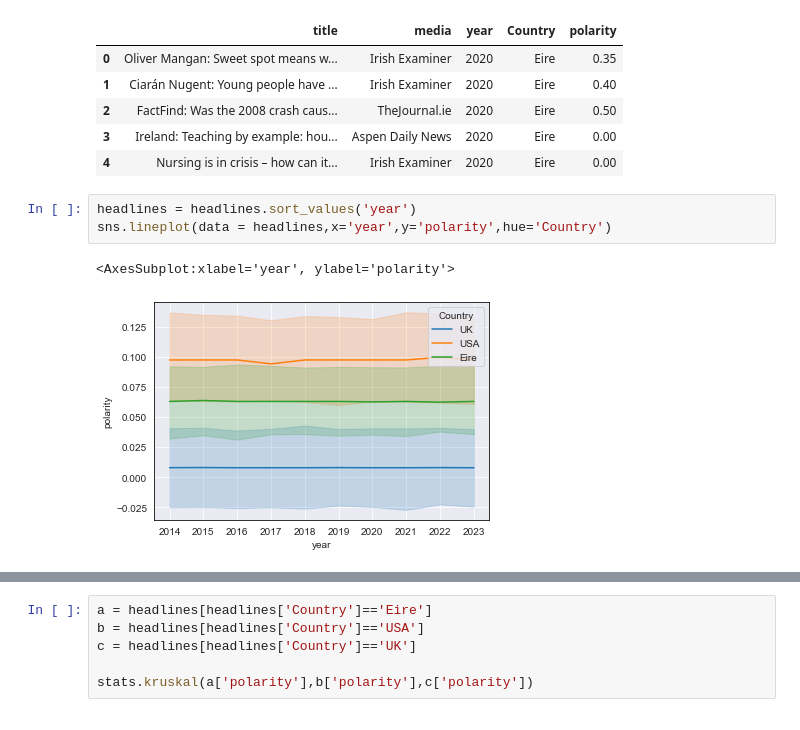
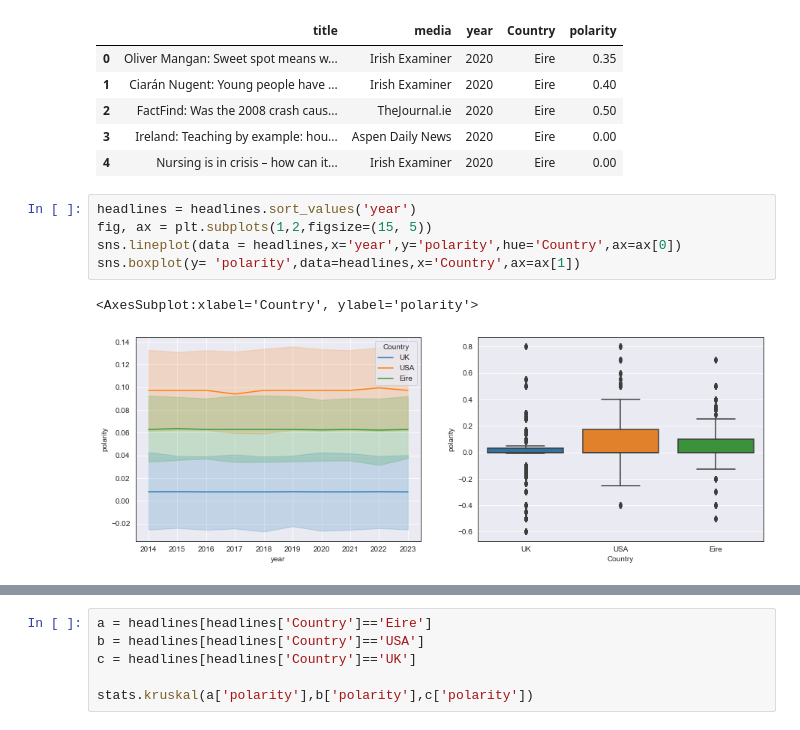
Before and after one commit to alexCCTcollege/CA-2, a Jupyter notebook: Code.ipynb, the cells around one changed output, grey strips where cells are left out. Cells and saved outputs as stored; diff of their text form.

```diff
--- a/Code.ipynb
+++ b/Code.ipynb
@@ -158,7 +158,9 @@ headlines.head()
 | 4 | Nursing is in crisis – how can it... | Irish Examiner | 2020 | Eire | 0.00 |
 # %%
 headlines = headlines.sort_values('year')
-sns.lineplot(data = headlines,x='year',y='polarity',hue='Country')
+fig, ax = plt.subplots(1,2,figsize=(15, 5))
+sns.lineplot(data = headlines,x='year',y='polarity',hue='Country',ax=ax[0])
+sns.boxplot(y= 'polarity',data=headlines,x='Country',ax=ax[1])
 # %% [output]
-<AxesSubplot:xlabel='year', ylabel='polarity'>
+<AxesSubplot:xlabel='Country', ylabel='polarity'>
-[figure, old version]
+[figure, new version]
```
Also changed, not shown: parts of 9 cells of this notebook, 1 other file.
